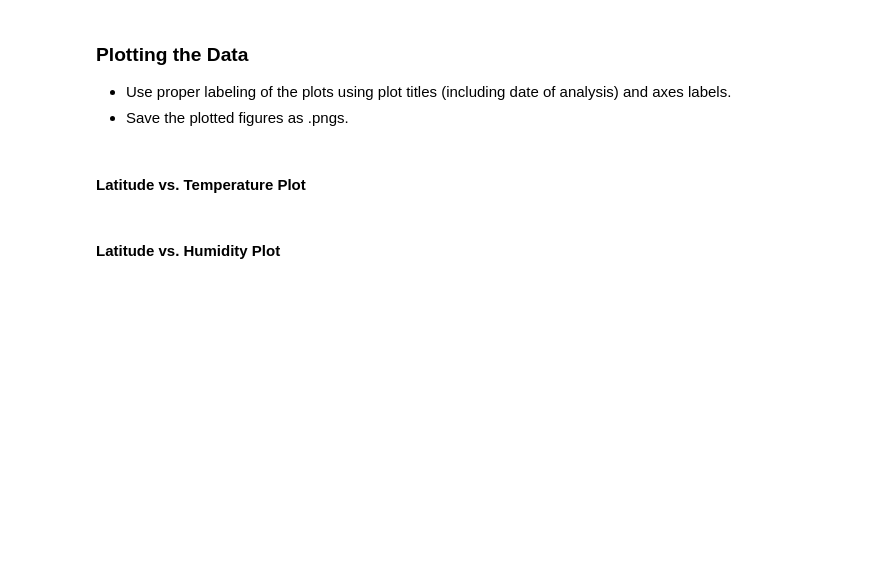
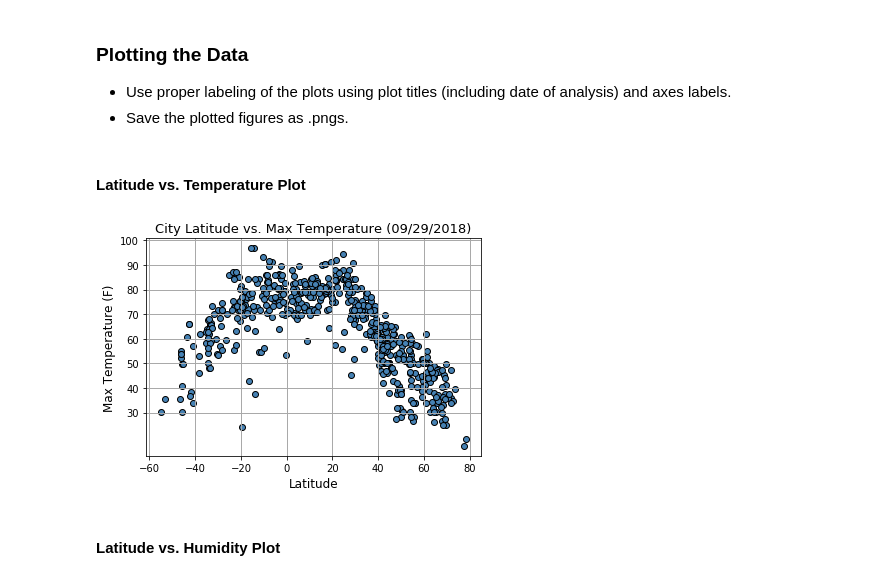
Before and after one commit to srikantiaparna/python-API, a Jupyter notebook: WeatherPy.ipynb, the cells around one changed output. Drawn from its saved outputs; the diff is of its cells as text; code cells hidden in the pictures; blank space fills up the shorter version.

```diff
--- a/WeatherPy.ipynb
+++ b/WeatherPy.ipynb
@@ -156,8 +157,8 @@ Processing Record 47 of Set 4 | Oume
 * Export the city data into a .csv.
 * Display the DataFrame
 # %%
-# Create a dictonary with the lists
-weatherpy_dict = {
+# Create a data frame from the dictionary with the lists
+weatherpy_data = pd.DataFrame({
     "City": city_name,
     "Cloudiness(%)":cloudiness,
     "Country":country,
@@ -167,10 +168,7 @@ weatherpy_dict = {
     "Lng":lng,
     "Max Temp(°F)": max_temp,
     "Wind Speed(mph)":wind_speed
-}
-
-# Create a data frame from the dictionary
-weatherpy_data = pd.DataFrame(weatherpy_dict)
+})
 
 # Display count of weather data values
 weatherpy_data.count()
@@ -189,10 +205,7 @@ weatherpy_data.head()
 weatherpy_data["City"]=weatherpy_data["City"]
 weatherpy_data["Cloudiness(%)"]=weatherpy_data["Cloudiness(%)"]
 weatherpy_data["Country"]=weatherpy_data["Country"]
-#weatherpy_data['Date'] = weatherpy_data['Date'].apply(lambda x:dt.strftime(pd.to_datetime(x),'%Y-%m-%d %H:%M:%S'))
-
-weatherpy_data['Date'] = pd.to_datetime(weatherpy_data['Date'],unit='s')#'%Y-%m-%d %H:%M:%S'))
-#df['date'] = df['date'].dt.tx_localize('utc').dt.tz_convert('US/Central')
+weatherpy_data['Date'] = weatherpy_data['Date'].apply(lambda x:dt.fromtimestamp(x))
 weatherpy_data["Humidity(%)"]=weatherpy_data["Humidity(%)"]
 weatherpy_data["Lat"]=weatherpy_data["Lat"]
 weatherpy_data["Lng"]=weatherpy_data["Lng"]
@@ -208,27 +231,28 @@ weatherpy_data.head()
 # %%
 ################################## Latitude vs. Temperature Plot ####################################################
 
 # Set Date format for the title
 Date = dt.now().strftime("(%m/%d/%Y)")
 
 # Build a scatter plot
 plt.figure(figsize=(6,4))
 plt.scatter(weatherpy_data["Lat"], weatherpy_data["Max Temp(°F)"], marker="o",facecolors="steelblue",edgecolors="black")
 
 # Set other graph properties
 plt.title("City Latitude vs. Max Temperature " +  str(Date),fontsize=13)
 plt.ylabel("Max Temperature (F)",fontsize=12)
 plt.xlabel("Latitude",fontsize=12)
-plt.yticks(np.arange(30, 120, 10))
+plt.yticks(np.arange(30, 110, 10))
 plt.xticks(np.arange(-60, 100, 20))
-plt.grid(linestyle='-', linewidth='0.5', color='darkgrey')
-
+plt.grid(linestyle='-', linewidth='1.0', color='darkgrey')
 
 # Save the figure
 plt.savefig("Latitude vs. Temperature Plot.png")
 
 # Show plot
 plt.show()
+# %% [output]
+[figure, added]
 # %% [markdown]
 #### Latitude vs. Humidity Plot
 # %%
```
Also changed, not shown: parts of 11 cells of this notebook, 6 other files.
